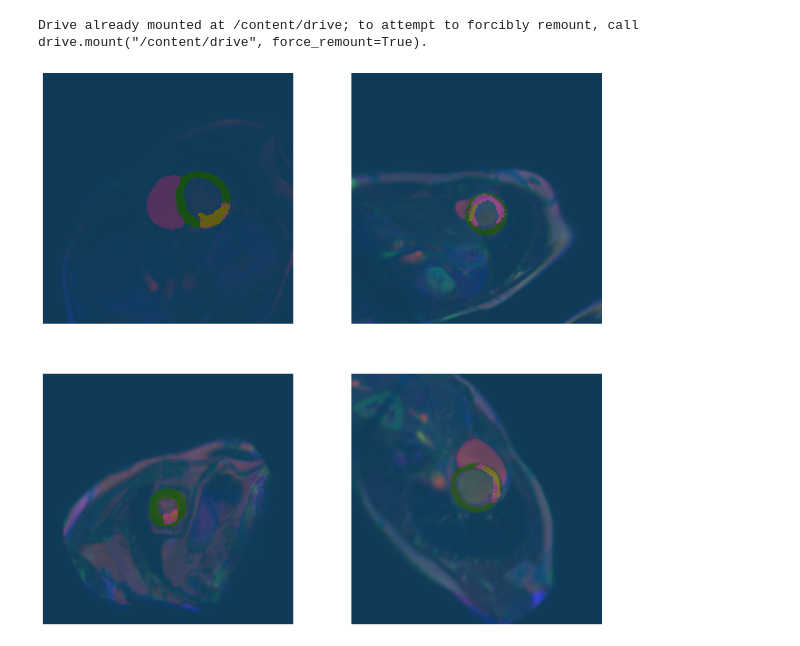
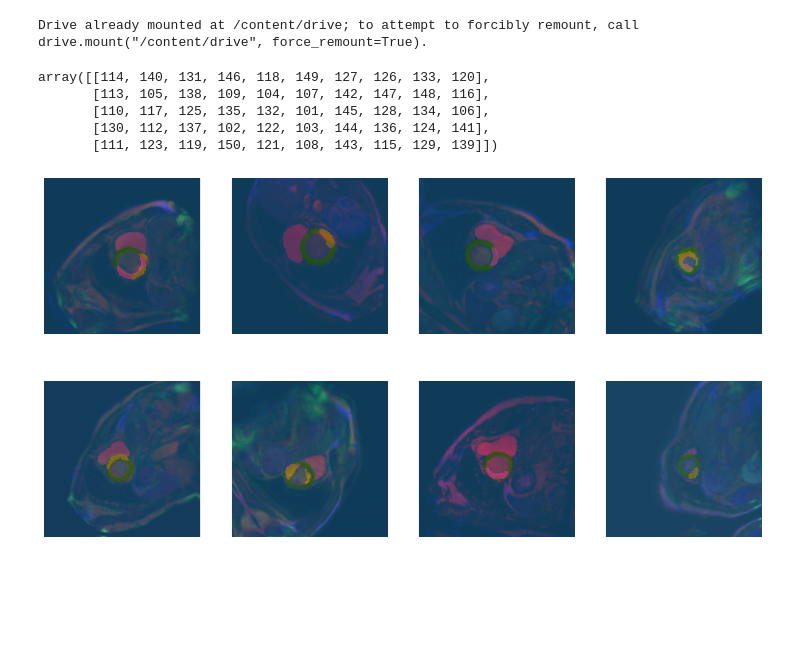
Before and after one commit to chfc-cmi/miccai2020-myops, a Jupyter notebook: code/01_simple_unet_resnet34.ipynb, the cells around one changed output. Cells and saved outputs as stored; diff of their text form; code cells hidden in the pictures; blank space fills up the shorter version.

```diff
--- a/code/01_simple_unet_resnet34.ipynb
+++ b/code/01_simple_unet_resnet34.ipynb
@@ -40,18 +41,31 @@ drive.mount('/content/drive')
 Drive already mounted at /content/drive; to attempt to forcibly remount, call drive.mount("/content/drive", force_remount=True).
 # %%
 path = "/content/drive/My Drive/miccai2020/myops/png"
+# %%
+np.random.seed(42)
+ids = np.arange(101,151)
+np.random.shuffle(ids)
+ids = np.reshape(ids,(-1,10))
+ids
+# %% [output]
+array([[114, 140, 131, 146, 118, 149, 127, 126, 133, 120],
+       [113, 105, 138, 109, 104, 107, 142, 147, 148, 116],
+       [110, 117, 125, 135, 132, 101, 145, 128, 134, 106],
+       [130, 112, 137, 102, 122, 103, 144, 136, 124, 141],
+       [111, 123, 119, 150, 121, 108, 143, 115, 129, 139]])
 # %%
-myopsData = DataBlock(blocks=(ImageBlock, MaskBlock(codes = ['bg','lv','my','rv','ed','sc'])),
-    get_items=get_image_files,
-    splitter=FuncSplitter(lambda o: int(o.name.split("-")[0]) < 106),
-    get_y=lambda o: str(o).replace("images","masks"),
-    item_tfms=Resize(256),
-    batch_tfms=aug_transforms(max_rotate=90))
-myopsDls = myopsData.dataloaders(f'{path}/images',num_workers=8,batch_size=4)
+def getMyopsDls(val_ids):
+  myopsData = DataBlock(blocks=(ImageBlock, MaskBlock(codes = ['bg','lv','my','rv','ed','sc'])),
+      get_items=get_image_files,
+      splitter=FuncSplitter(lambda o: int(o.name.split("-")[0]) in val_ids),
+      get_y=lambda o: str(o).replace("images","masks"),
+      item_tfms=Resize(256),
+      batch_tfms=aug_transforms(max_rotate=90))
+  return myopsData.dataloaders(f'{path}/images',num_workers=8,batch_size=8)
 # %%
-myopsDls.show_batch(figsize=(15,15))
+getMyopsDls(ids[0]).show_batch(figsize=(15,8))
 # %% [output]
-[figure, old version]
+[figure, new version]
 # %%
 def multi_dice(input:Tensor, targs:Tensor, class_id=0, inverse=False)->Tensor:
     n = targs.shape[0]
```
Also changed, not shown: parts of 12 cells of this notebook.
